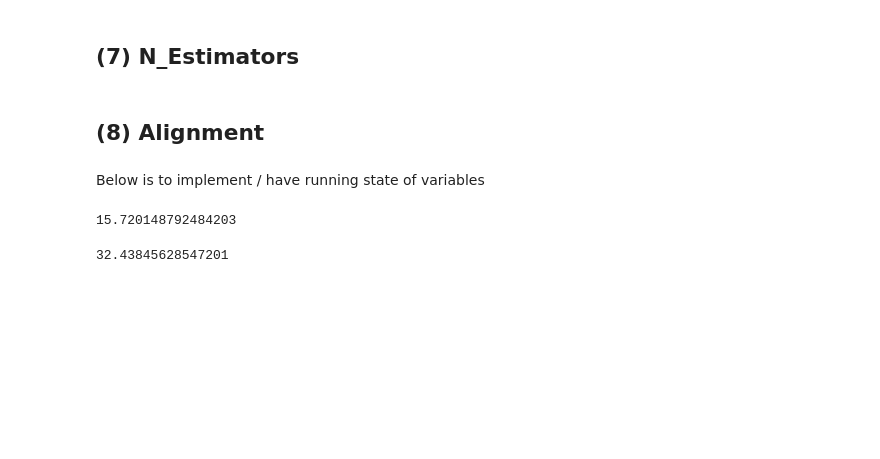
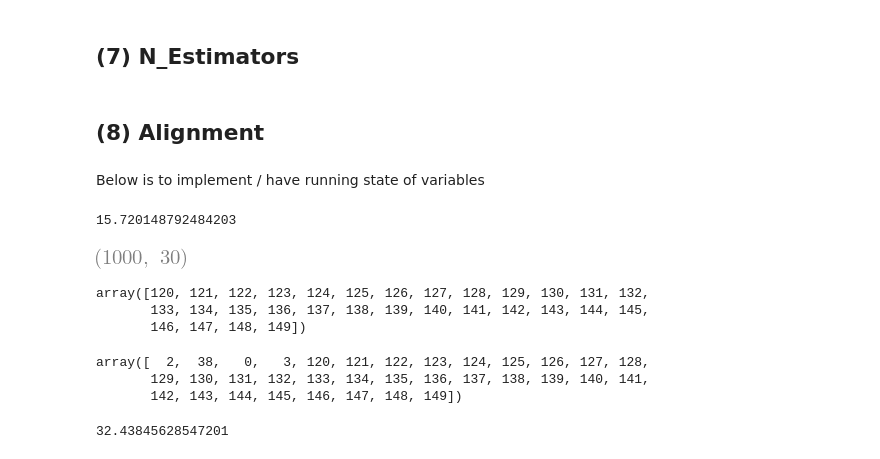
Before and after one commit to mbronckers/ecma_project, a Jupyter notebook: section2_dustin.ipynb, the cells around one changed output. Cells and saved outputs as stored; diff of their text form; code cells hidden in the pictures; blank space fills up the shorter version.

```diff
--- a/section2_dustin.ipynb
+++ b/section2_dustin.ipynb
@@ -795,6 +800,22 @@ cy = CT + X@betas + error
 X[:, heterogeneousIndices].mean(axis=0).sum() # average across the used columns to check ATE
 # %% [output]
 15.720148792484203
+# %%
+X[:, 120:].shape
+# %% [output]
+[figure, added]
+# %%
+np.arange(start=120, stop=X.shape[1])
+# %% [output]
+array([120, 121, 122, 123, 124, 125, 126, 127, 128, 129, 130, 131, 132,
+       133, 134, 135, 136, 137, 138, 139, 140, 141, 142, 143, 144, 145,
+       146, 147, 148, 149])
+# %%
+np.append(heterogeneousIndices, np.arange(start=120, stop=X.shape[1]))
+# %% [output]
+array([  2,  38,   0,   3, 120, 121, 122, 123, 124, 125, 126, 127, 128,
+       129, 130, 131, 132, 133, 134, 135, 136, 137, 138, 139, 140, 141,
+       142, 143, 144, 145, 146, 147, 148, 149])
 # %%
 tmp = y[treated] - cy[treated] # the treated
 untmp = cy[~treated] - y[~treated] # the untreated
```
Also changed, not shown: parts of 2 cells of this notebook.
